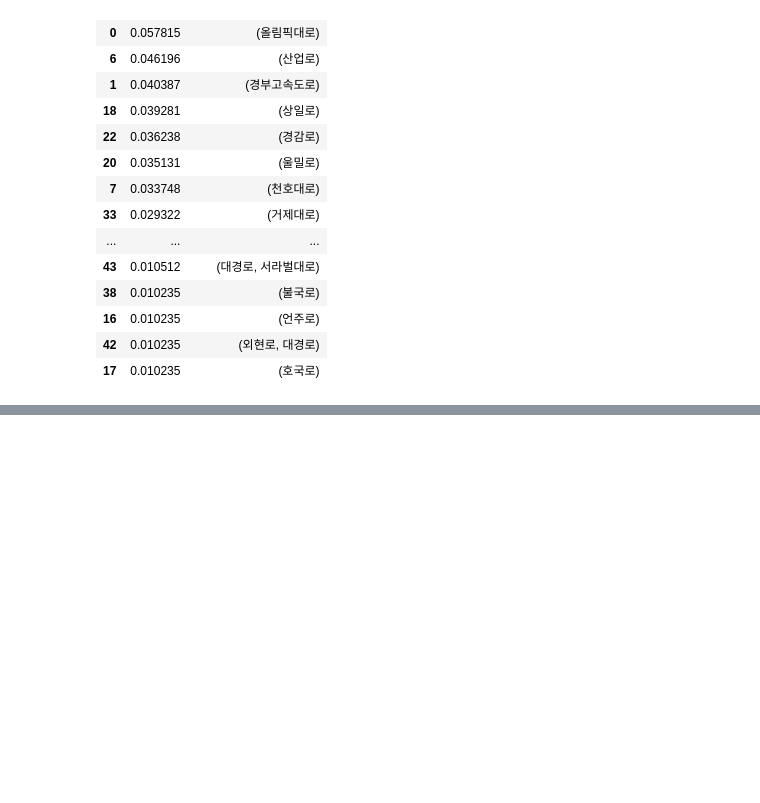
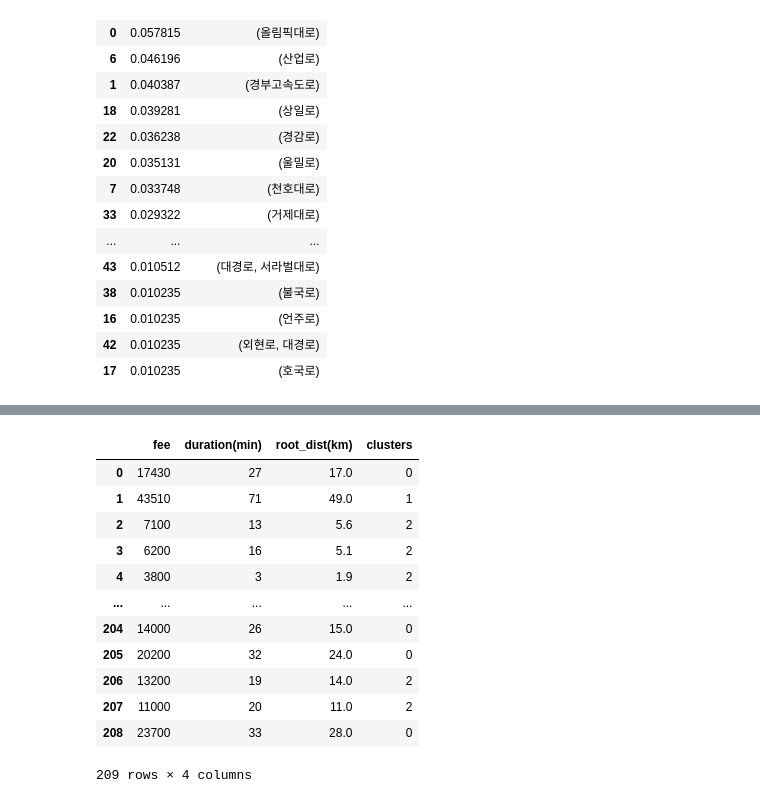
Before and after one commit to iterat1on/Realtime_abnomal_driving_detection, a Jupyter notebook: 공유자동차.ipynb, the cells around one changed output, grey strips where cells are left out. Cells and saved outputs as stored; diff of their text form; code cells hidden in the pictures; blank space fills up the shorter version.

```diff
--- a/공유자동차.ipynb
+++ b/공유자동차.ipynb
@@ -683,0 +783,7 @@ fp_result.sort_values('support', ascending= False)
+# %%
+pca_df = pd.DataFrame(x_pca)
+# %%
+kmeans = KMeans(n_clusters=4, random_state=0)
+clusters = kmeans.fit(pca_df)
+# %%
+pca_df['clusters'] = clusters.labels_
@@ -683,0 +813,18 @@ fp_result.sort_values('support', ascending= False)
+# %%
+df_filtered['clusters'] = pca_df['clusters']
+# %%
+df_filtered
+# %% [output]
+|  | fee | duration(min) | root_dist(km) | clusters |
+| 0 | 17430 | 27 | 17.0 | 0 |
+| 1 | 43510 | 71 | 49.0 | 1 |
+| 2 | 7100 | 13 | 5.6 | 2 |
+| 3 | 6200 | 16 | 5.1 | 2 |
+| 4 | 3800 | 3 | 1.9 | 2 |
+| ... | ... | ... | ... | ... |
+| 204 | 14000 | 26 | 15.0 | 0 |
+| 205 | 20200 | 32 | 24.0 | 0 |
+| 206 | 13200 | 19 | 14.0 | 2 |
+| 207 | 11000 | 20 | 11.0 | 2 |
+| 208 | 23700 | 33 | 28.0 | 0 |
+209 rows × 4 columns
```
Also changed, not shown: parts of 17 cells of this notebook.
